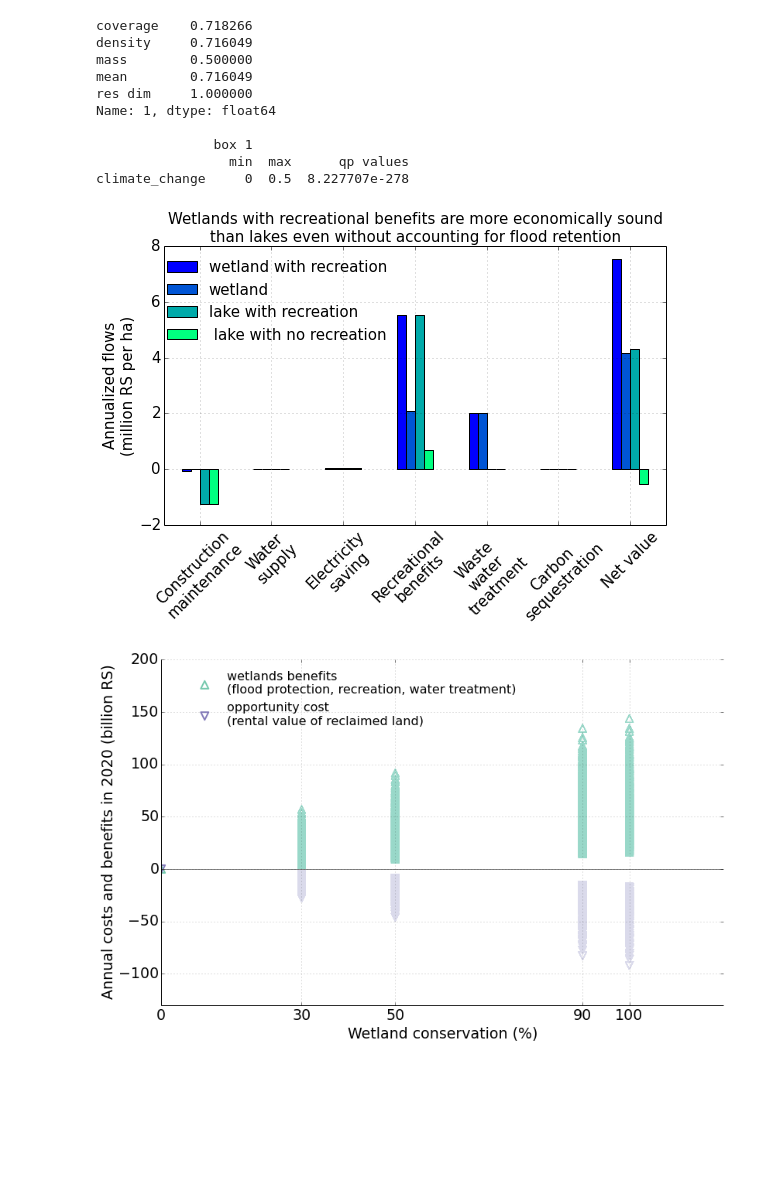
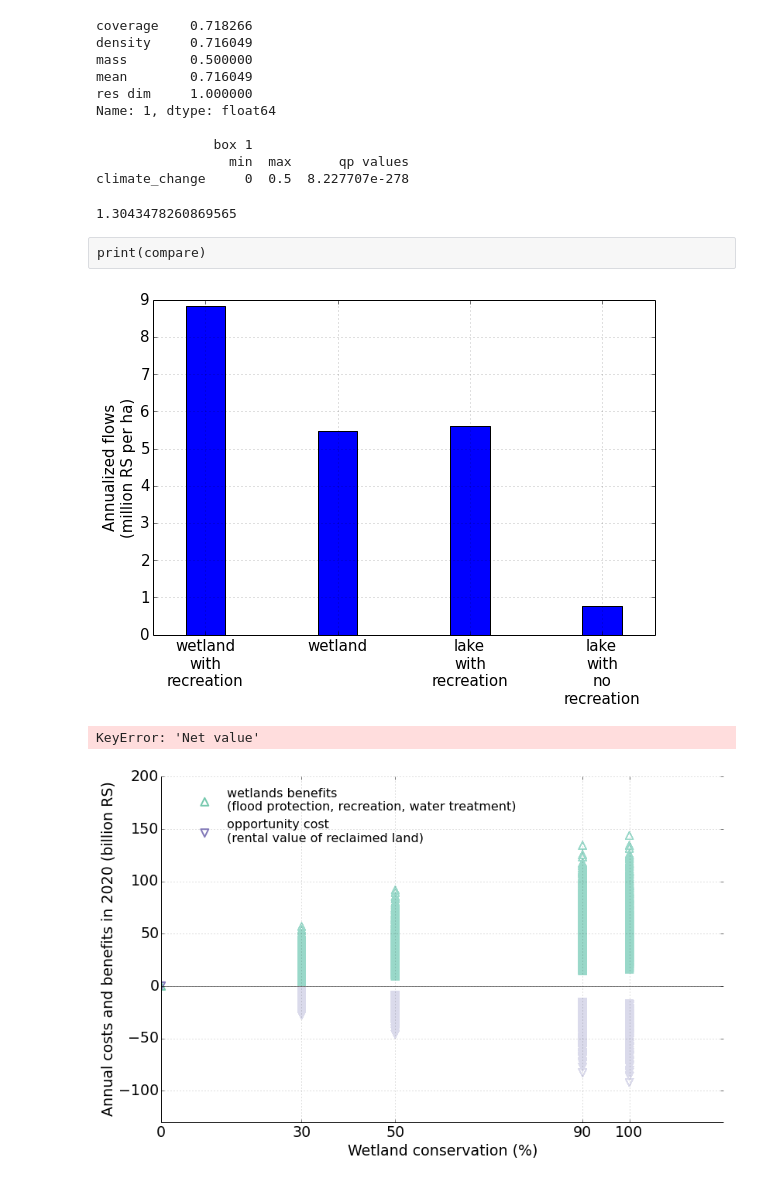
Before and after one commit to julierozz/create_files_for_mike11, a Jupyter notebook: wetland_vs_lake_vs_land-reverse-today.ipynb, the cells around one changed output. Drawn from its saved outputs; the diff is of its cells as text; code cells hidden in the pictures; blank space fills up the shorter version.

```diff
--- a/wetland_vs_lake_vs_land-reverse-today.ipynb
+++ b/wetland_vs_lake_vs_land-reverse-today.ipynb
@@ -397,16 +388,42 @@ compare = read_csv("data_cba/lakes-vs-wetlands.csv")
 # %%
 compare = compare.set_index("Unnamed: 0")
 compare.index = [s.replace(" ","\n") for s in compare.index]
+# %%
+3000/2300
+# %% [output]
+1.3043478260869565
 # %%
+compare = compare/144
+compare.ix["Flood retention",:] = 1.3
 compare.ix["Net value",:] = compare.sum()
-compare = compare/144
+# %% [raw]
+print(compare)
+# %%
+font = {'family' : 'Bitstream Vera Sans',
+        'weight' : 'normal',
+        'size'   : 15}
+plt.rc('font', **font)
+
+tp = compare.loc["Net value",:]
+tp.index = [s.replace(" ","\n") for s in tp.index]
+
+tp.plot(kind='bar',colormap="winter",figsize=(9,6),legend=False,width=0.3)
+#plt.legend(frameon=False,bbox_to_anchor=[-0.03,0.5,0.5,0.5],fontsize=15)
+plt.xlabel("")
+plt.ylabel("Annualized flows\n(million RS per ha)")
+plt.xticks(rotation=0)
+plt.grid(which='major', alpha=0.5)
+
+plt.savefig("lakes_vs_wetlands",bbox_inches="tight",dpi=400)
+# %% [output]
+[figure, added]
 # %%
 font = {'family' : 'Bitstream Vera Sans',
         'weight' : 'normal',
         'size'   : 15}
 plt.rc('font', **font)
 
-compare.plot(kind='bar',colormap="winter",figsize=(9,5),legend=False)
+compare["Net value"].plot(kind='bar',colormap="winter",figsize=(9,5),legend=False)
 plt.legend(frameon=False,bbox_to_anchor=[-0.03,0.5,0.5,0.5],fontsize=15)
 plt.xlabel("")
 plt.ylabel("Annualized flows\n(million RS per ha)")
@@ -415,9 +432,9 @@ plt.grid(which='major', alpha=0.5)
 
 plt.title("Wetlands with recreational benefits are more economically sound\nthan lakes even without accounting for flood retention",fontsize=15)
 
-plt.savefig("lakes_vs_wetlands",bbox_inches="tight",dpi=400)
+#plt.savefig("lakes_vs_wetlands",bbox_inches="tight",dpi=400)
 # %% [output]
-[figure, removed]
+KeyError: 'Net value'
 # %%
 font = {'family' : 'Bitstream Vera Sans',
         'weight' : 'normal',
```
Also changed, not shown: parts of 9 cells of this notebook.
